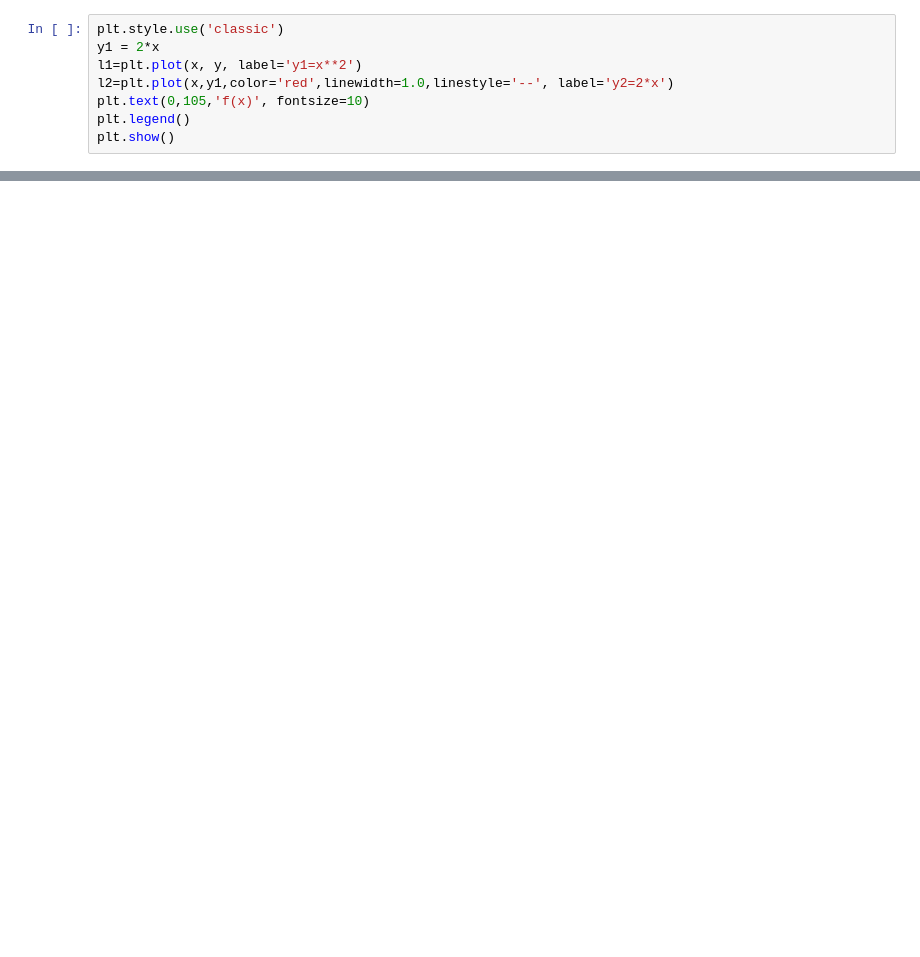
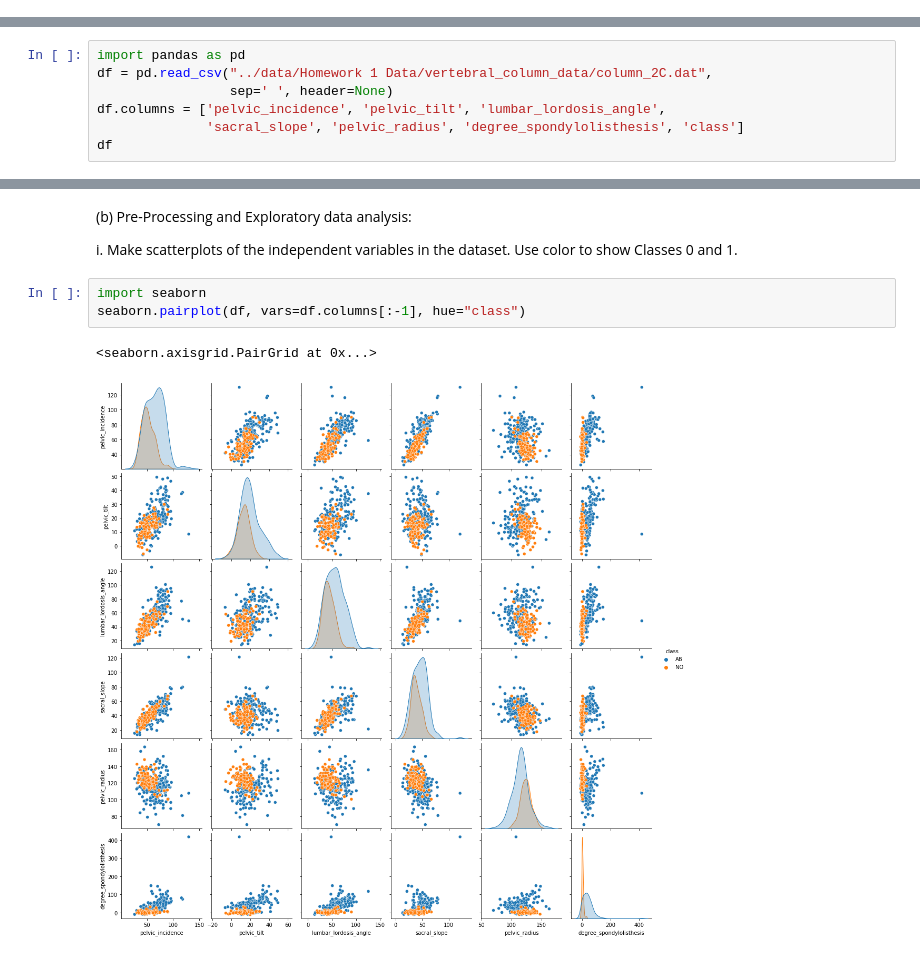
Before and after one commit to chenyuqin98/dsci552, a Jupyter notebook: homeworks/HW1_yuqinchen_8549389798/notebook/hw1.ipynb, the cells around one changed output, grey strips where cells are left out. Saved outputs shown, nothing was run; the diff lists cells and outputs as text; blank space fills up the shorter version.

```diff
--- a/homeworks/HW1_yuqinchen_8549389798/notebook/hw1.ipynb
+++ b/homeworks/HW1_yuqinchen_8549389798/notebook/hw1.ipynb
@@ -247,8 +0,0 @@ text/mathematical equations on the plot.
-# %%
-plt.style.use('classic')
-y1 = 2*x
-l1=plt.plot(x, y, label='y1=x**2')
-l2=plt.plot(x,y1,color='red',linewidth=1.0,linestyle='--', label='y2=2*x')
-plt.text(0,105,'f(x)', fontsize=10)
-plt.legend()
-plt.show()
@@ -350,0 +3,7 @@ seaborn.jointplot(data=df, x='yearID', y='salary')
+# %%
+import pandas as pd
+df = pd.read_csv("../data/Homework 1 Data/vertebral_column_data/column_2C.dat",
+                 sep=' ', header=None)
+df.columns = ['pelvic_incidence', 'pelvic_tilt', 'lumbar_lordosis_angle',
+              'sacral_slope', 'pelvic_radius', 'degree_spondylolisthesis', 'class']
+df
@@ -350,0 +24,11 @@ seaborn.jointplot(data=df, x='yearID', y='salary')
+# %% [markdown]
+(b) Pre-Processing and Exploratory data analysis:
+
+i. Make scatterplots of the independent variables in the dataset. Use color to
+show Classes 0 and 1.
+# %%
+import seaborn
+seaborn.pairplot(df, vars=df.columns[:-1], hue="class")
+# %% [output]
+<seaborn.axisgrid.PairGrid at 0x...>
+[figure, added]
```
Also changed, not shown: parts of 82 cells of this notebook, 5 other files.
